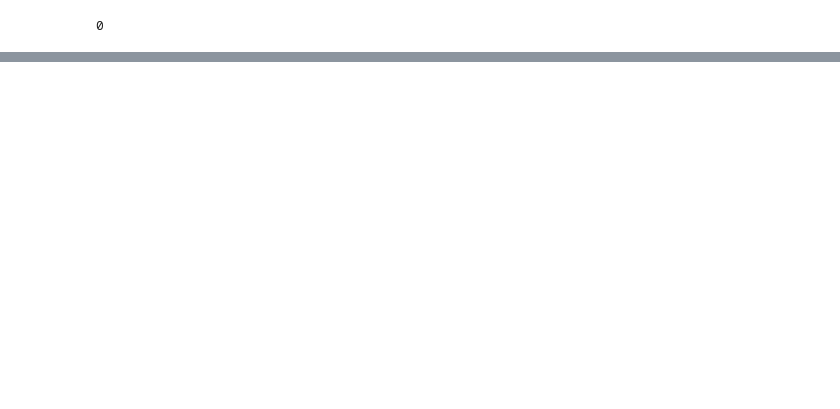
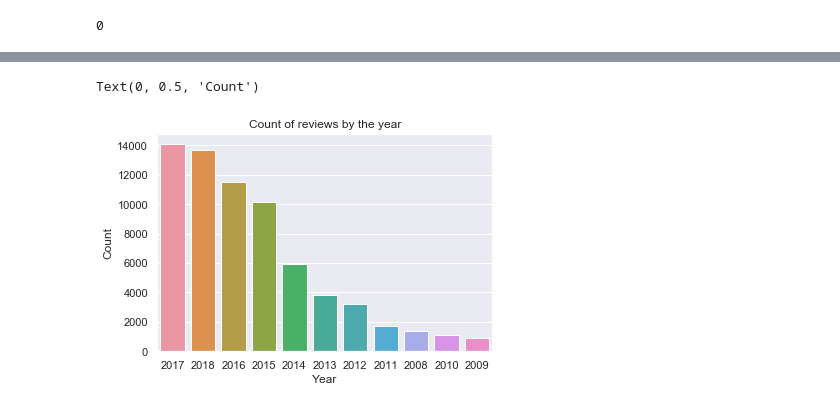
Before and after one commit to venustrip/Capstone-1, a Jupyter notebook: employee.ipynb, the cells around one changed output, grey strips where cells are left out. Saved outputs shown, nothing was run; the diff lists cells and outputs as text; code cells hidden in the pictures; blank space fills up the shorter version.

```diff
--- a/employee.ipynb
+++ b/employee.ipynb
@@ -222,0 +221,9 @@ At the end of this process, the only variables that continue to have null values
+# %%
+orig_emp_df = emp_df.copy(deep=True)
+emp_df = emp_df_sort.drop(columns='Unnamed: 0', axis=1)
+# %%
+ind_columns = ["company", "location", "dates", "overall_ratings", "work_balance_stars", "culture_values_stars", "career_opportunities_stars",
+               "comp_benefit_stars", "senior_management_stars"]
+#emp_df.set_index(["company", "location"], inplace=True, drop=False, verify_integrity=False)
+emp_df = emp_df.reindex(columns = ind_columns)
+emp_df.head()
@@ -222,0 +239,2 @@ At the end of this process, the only variables that continue to have null values
+# %%
+sns.set()
@@ -222,0 +268,2 @@ At the end of this process, the only variables that continue to have null values
+# %%
+emp_df['year'] = emp_df.dates.dt.to_period('Y')
@@ -222,0 +285,8 @@ At the end of this process, the only variables that continue to have null values
+# %%
+ax = sns.barplot(x=emp_df.year.value_counts().index, y=emp_df.year.value_counts())
+ax.set_title("Count of reviews by the year")
+ax.set_xlabel("Year")
+ax.set_ylabel("Count")
+# %% [output]
+Text(0, 0.5, 'Count')
+[figure, added]
```
Also changed, not shown: parts of 46 cells of this notebook.
